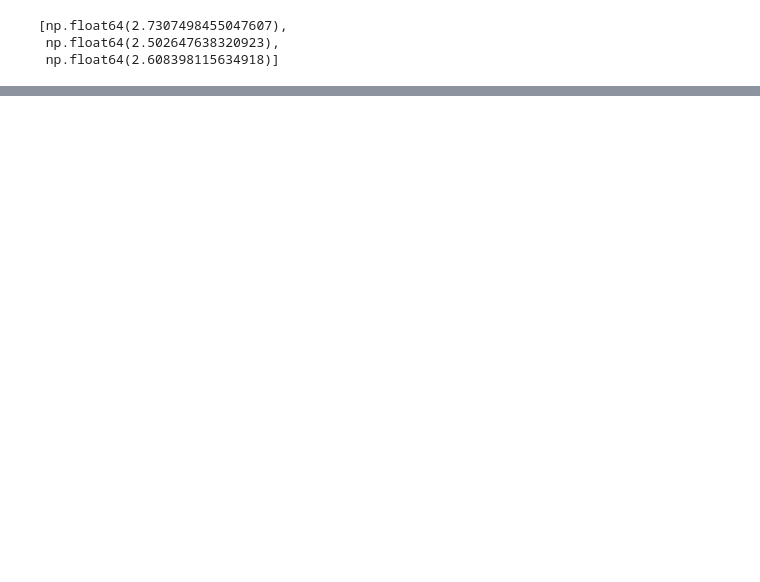
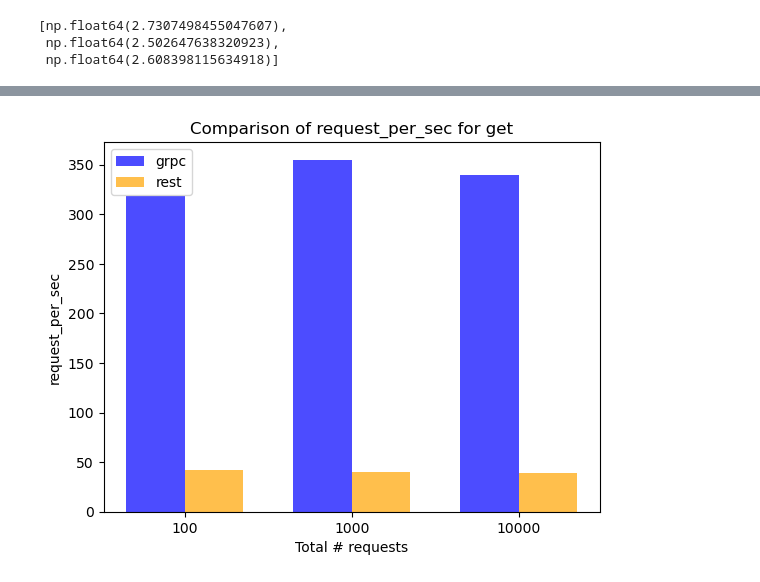
Before and after one commit to xXPinkmagicXx/prototype, a Jupyter notebook: visualize.ipynb, the cells around one changed output, grey strips where cells are left out. Drawn from its saved outputs; the diff is of its cells as text; code cells hidden in the pictures; blank space fills up the shorter version.

```diff
--- a/visualize.ipynb
+++ b/visualize.ipynb
@@ -64,3 +97,7 @@ def get_data_request_per_sec(api: str, method: str):
+# %%
+make_combined_bar_chart(c.METHOD_GET, c.REQUEST_PER_SEC_KEY)
+# %% [output]
+[figure, added]
 # %%
 # Plotting as a bar chart
 make_bar_chart(c.API_GRPC, c.METHOD_GET, c.REQUEST_PER_SEC_KEY)
```
Also changed, not shown: parts of 4 cells of this notebook, 13 other files.
